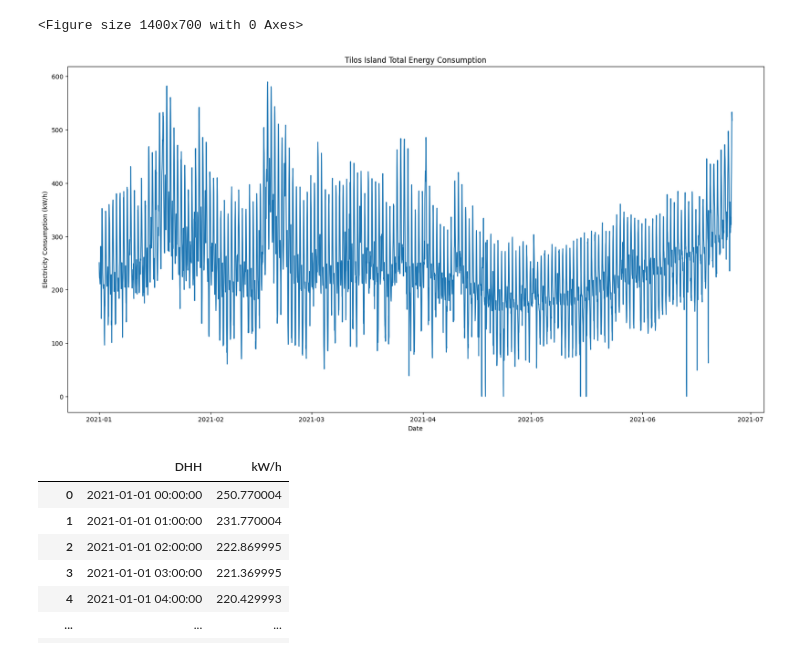
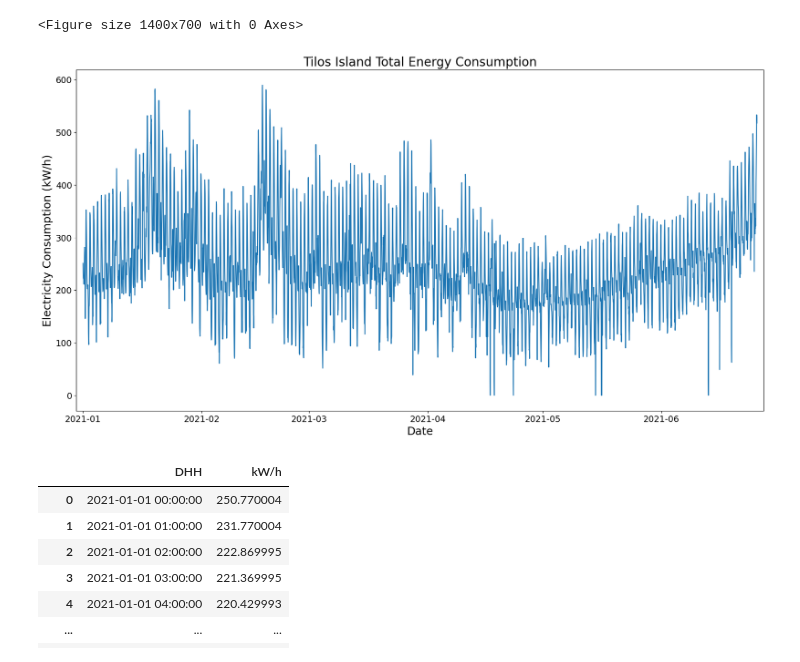
Before and after one commit to Esarant/tilos-fc, a Jupyter notebook: tilos_lstm_2.ipynb, the cells around one changed output. Saved outputs shown, nothing was run; the diff lists cells and outputs as text; code cells hidden in the pictures.

```diff
--- a/tilos_lstm_2.ipynb
+++ b/tilos_lstm_2.ipynb
@@ -190,16 +190,41 @@ plt.show()
 NameError: name 'test_dates' is not defined
 <Figure size 1400x700 with 0 Axes>
 # %%
-# i want to plot the original dataframe timeseries by setting the index to the 'DHH' column
-#df = df.set_index('DHH')
-plt.figure(figsize=(20,10))
-plt.title('Tilos Island Total Energy Consumption')
-plt.xlabel('Date')
-plt.ylabel('Electricity Consumption (kW/h)')
-plt.plot(df)
+# # i want to plot the original dataframe timeseries by setting the index to the 'DHH' column
+# #df = df.set_index('DHH')
+# plt.figure(figsize=(20,10))
+# plt.title('Tilos Island Total Energy Consumption')
+# plt.xlabel('Date')
+# plt.ylabel('Electricity Consumption (kW/h)')
+# plt.plot(df)
+# plt.show()
+
+
+
+
+# Set the index to the 'DHH' column
+df = df.set_index('DHH')
+
+# Create the plot with adjusted settings
+plt.figure(figsize=(20, 10))
+plt.title('Tilos Island Total Energy Consumption', fontsize=20)
+plt.xlabel('Date', fontsize=18)
+plt.ylabel('Electricity Consumption (kW/h)', fontsize=18)
+
+# Increase the font size for axis values (ticks)
+plt.tick_params(axis='both', which='major', labelsize=14)
+
+# Ensure the plot line starts from the beginning of the box and no margins
+plt.plot(df, solid_capstyle='projecting')
+plt.margins(x=0.01)  # Remove margins on the x-axis
+
+# Save the figure to the specified location
+plt.savefig('./images/tilos-total-energy.png')
+
+# Display the plot
 plt.show()
 # %% [output]
-[figure, old version]
+[figure, new version]
 # %%
 df
 # %% [output]
```
Also changed, not shown: parts of 6 cells of this notebook, 14 other files.
